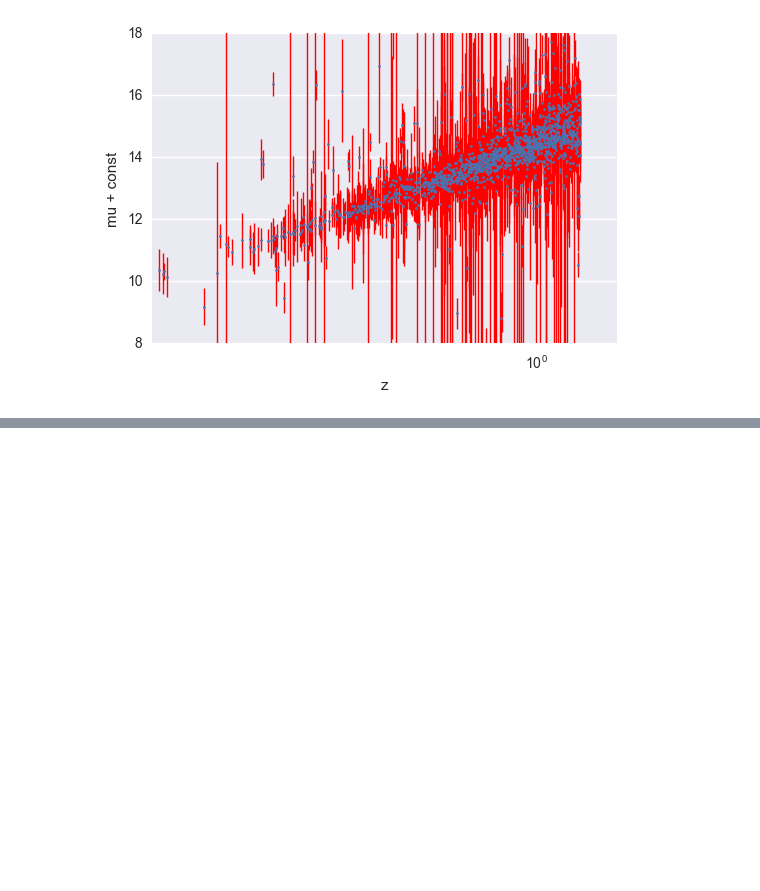
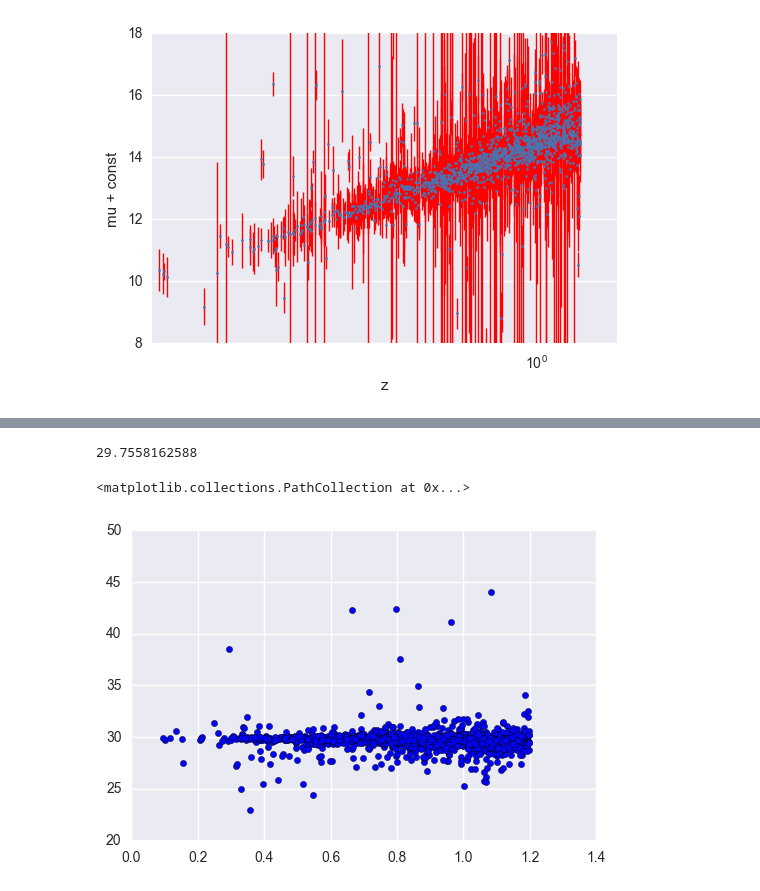
Before and after one commit to rbiswas4/AnalyzeSN, a Jupyter notebook: notebooks/Hubble Diagram.ipynb, the cells around one changed output, grey strips where cells are left out. Cells and saved outputs as stored; diff of their text form; code cells hidden in the pictures; blank space fills up the shorter version.

```diff
--- a/notebooks/Hubble Diagram.ipynb
+++ b/notebooks/Hubble Diagram.ipynb
@@ -46,0 +84,8 @@ plt.ylim((8,18));
+# %%
+const = np.median(muz-mu)
+print const
+plt.scatter(z,muz-mu)
+# %% [output]
+29.7558162588
+<matplotlib.collections.PathCollection at 0x...>
+[figure, added]
```
Also changed, not shown: parts of 3 cells of this notebook.
